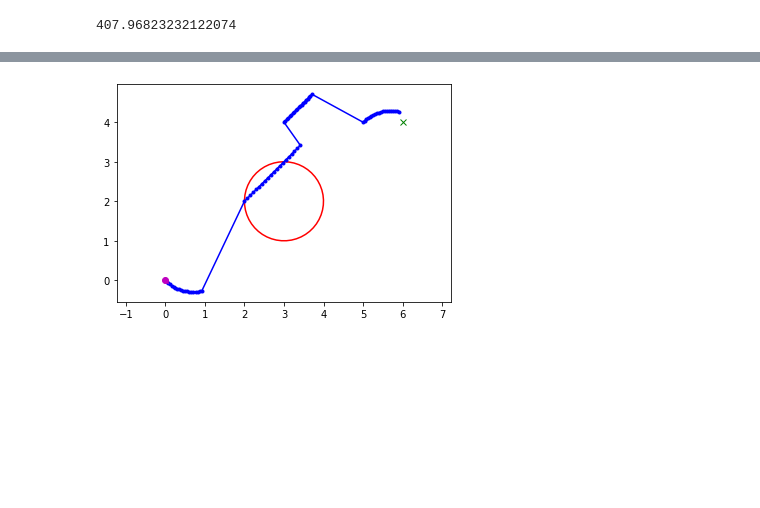
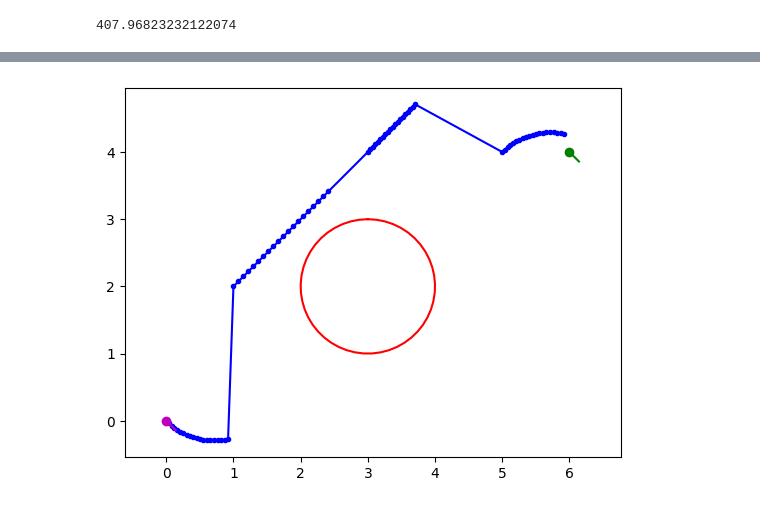
Before and after one commit to arthurrichards77/smply, a Jupyter notebook: shooting.ipynb, the cells around one changed output, grey strips where cells are left out. Saved outputs shown, nothing was run; the diff lists cells and outputs as text; code cells hidden in the pictures; blank space fills up the shorter version.

```diff
--- a/shooting.ipynb
+++ b/shooting.ipynb
@@ -243,23 +242,22 @@ plt.show()
 # %%
 # define decision variable as vector of [time,curv,state,time,curv,state,time,curv]
-zmo = np.array([1.,1.,   2.,2.,np.pi/4,2.,0.,   3.,4.,np.pi/4,1.,-0.,   5.,4.,np.pi/4,1.,-1.])
+zmo = np.array([1.,1.,   1.,2.,np.pi/4,2.,0.,   3.,4.,np.pi/4,1.,-0.,   5.,4.,np.pi/4,1.,-1.])
 #zmo = np.array([1.,1.,   1.5,-0.5,0.5*np.pi/4,3.,0.,   4.5,1.,2.0*np.pi/4,2.5,0.,   5.,4.,2.0*np.pi/4,2.,-1.])
 
 c_obs = np.array([3,2])
 r_obs = 1.
 ths = np.linspace(0.,2*np.pi,50)
 plt.plot(c_obs[0]+r_obs*np.array([sin(th) for th in ths]),c_obs[1]+r_obs*np.array([cos(th) for th in ths]),'r-')
 
 p = pathm(zmo)
 
 plt.plot(p[:,0],p[:,1],'-b.')
-plt.plot(x0[0]+d*cos(x0[2]),x0[1]+d*sin(x0[2]),'m')
-plt.plot(x0[0],x0[1],'mo')
-plt.plot(p_goal[0],p_goal[1],'gx')
+plot_pose(x0,'m')
+plot_pose(xG,'g')
 plt.axis('equal')
 plt.show()
 # %% [output]
-[figure, old version]
+[figure, new version]
 # %%
 def Jmo(z):
     tf = sum(z[range(0,len(z),5)])
```
Also changed, not shown: parts of 14 cells of this notebook.
